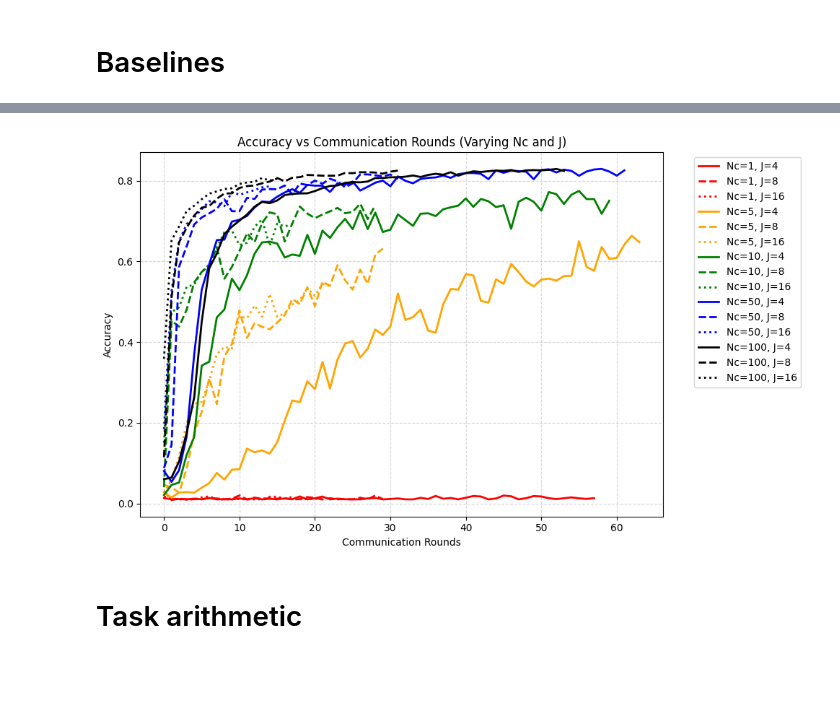
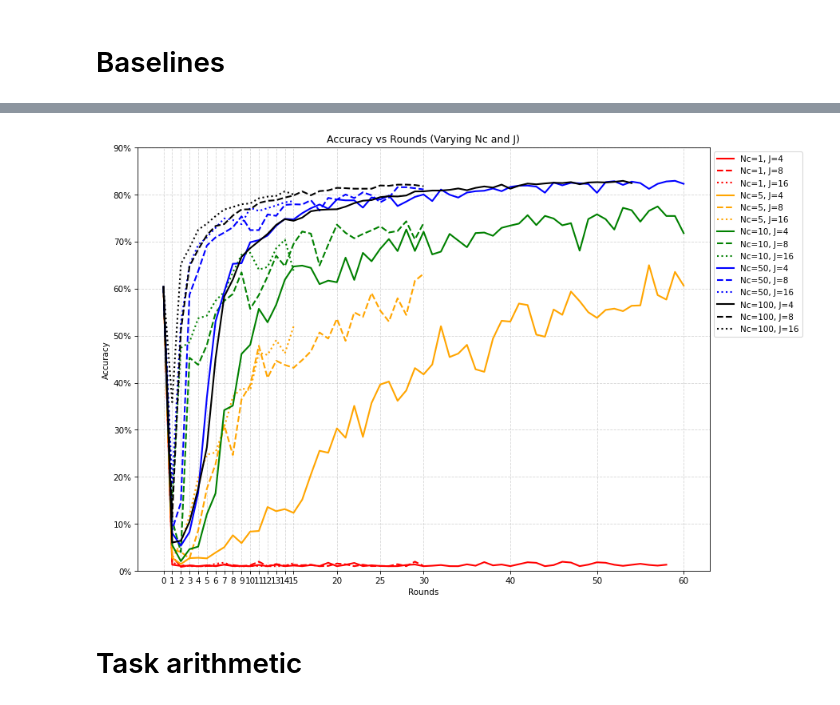
Before and after one commit to erikscolaro/FL-task-arithmetic, a Jupyter notebook: notebooks/Wandb_Plots.ipynb, the cells around one changed output, grey strips where cells are left out. Cells and saved outputs as stored; diff of their text form; code cells hidden in the pictures; blank space fills up the shorter version.

Commit message:
feat: improved graphs visualization

```diff
--- a/notebooks/Wandb_Plots.ipynb
+++ b/notebooks/Wandb_Plots.ipynb
@@ -126,20 +132,28 @@ for J in J_values:
 # %%
 import re
+import matplotlib.pyplot as plt
+from matplotlib.ticker import PercentFormatter
+
+# Configuration
+METRIC = "accuracy"
+X_AXIS = "epoch"
+
+# Dimensioni e dpi figura
+width_px = 900
+height_px = 600
+dpi = 75
+
+# Padding percentuale per l'asse X
+x_padding = 0.05  # 5% di padding su ogni lato
 
 # Define style mappings
-colors = {
-    1: "red",
-    5: "orange",
-    10: "green",
-    50: "blue",
-    100: "black"
-}
+colors = {1: "red", 5: "orange", 10: "green", 50: "blue", 100: "black"}
+line_styles = {4: "-", 8: "--", 16: ":"}  # solid  # dashed  # dotted
 
-line_styles = {
-    4: "-",      # solid
-    8: "--",     # dashed
-    16: ":"      # dotted
-}
+# Troncamenti e passi xtick per J
+max_epochs = {4: 60, 8: 30, 16: 15}
+tick_steps = {4: 10, 8: 5, 16: 1}
+
 
 # Function to extract Nc and J from the run group name
 def parse_run_params(run_name):
@@ -148,45 +162,70 @@ def parse_run_params(run_name):
     if match:
         return int(match.group(1)), int(match.group(2))
     return None, None
 
-plt.figure(figsize=(10, 6))
+
+fig, ax = plt.subplots(figsize=(width_px / dpi, height_px / dpi), dpi=dpi)
 
 # Identify all unique runs in the dataframe
-run_names = df['run_name'].unique()
+run_names = df["run_name"].unique()
 
 # Filter and sort runs to ensure the legend is logical
 valid_runs = []
 for r in run_names:
     nc, j = parse_run_params(r)
     # Only include if we found the params and they match our style keys
     if nc in colors and j in line_styles:
         valid_runs.append((nc, j, r))
 
 # Sort by Nc, then by J
 valid_runs.sort(key=lambda x: (x[0], x[1]))
 
+# Precompute combined xticks to respect different J spacings
+xticks = set()
+for j, step in tick_steps.items():
+    xticks.update(range(0, max_epochs[j] + 1, step))
+xticks = sorted(xticks)
+
 # Plot each run
 for nc, j, r_name in valid_runs:
-    subset = df[df['run_name'] == r_name].sort_values(X_AXIS)
-
-    plt.plot(
+    subset = df[df["run_name"] == r_name].sort_values(X_AXIS)
+    if subset.empty:
+        continue
+    # Assicura un punto iniziale a epoch 0 con valore fissato
+    if (subset[X_AXIS] == 0).any():
+        subset.loc[subset[X_AXIS] == 0, METRIC] = 0.6041
+    else:
+        start_row = {X_AXIS: 0, METRIC: 0.6041, "run_name": r_name}
+        subset = pd.concat([pd.DataFrame([start_row]), subset], ignore_index=True)
+    # Tronca in base al valore di J
+    if j in max_epochs:
+        subset = subset[subset[X_AXIS] <= max_epochs[j]]
+    ax.plot(
         subset[X_AXIS],
         subset[METRIC],
         label=f"Nc={nc}, J={j}",
         color=colors[nc],
         linestyle=line_styles[j],
-        linewidth=2
+        linewidth=2,
     )
 
-plt.title("Accuracy vs Epoch (Varying Nc and J)")
-plt.xlabel("Epoch")
-plt.ylabel(METRIC.capitalize())
-plt.grid(True, linestyle="--", alpha=0.5)
-plt.legend(bbox_to_anchor=(1.05, 1), loc='upper left') # Move legend outside if crowded
+ax.set_title("Accuracy vs Rounds (Varying Nc and J)")
+# Aggiungi padding proporzionale
+max_x = max(max_epochs.values())
+padding = max_x * x_padding
+ax.set_xlim(-padding, max_x + padding)
+ax.set_ylim(0, 0.9)
+ax.yaxis.set_major_formatter(PercentFormatter(1))
+ax.set_xlabel("Rounds")
+ax.set_ylabel("Accuracy")
+ax.set_xticks(xticks)
+ax.grid(True, linestyle="--", alpha=0.5)
+
+ax.legend(bbox_to_anchor=(1.00, 1), loc="best")  # Move legend outside if crowded
 plt.tight_layout()
 plt.show()
 # %% [output]
-[figure, old version]
+[figure, new version]
 # %% [markdown]
 # Task arithmetic
 # %%
```
Also changed, not shown: parts of 10 cells of this notebook.
